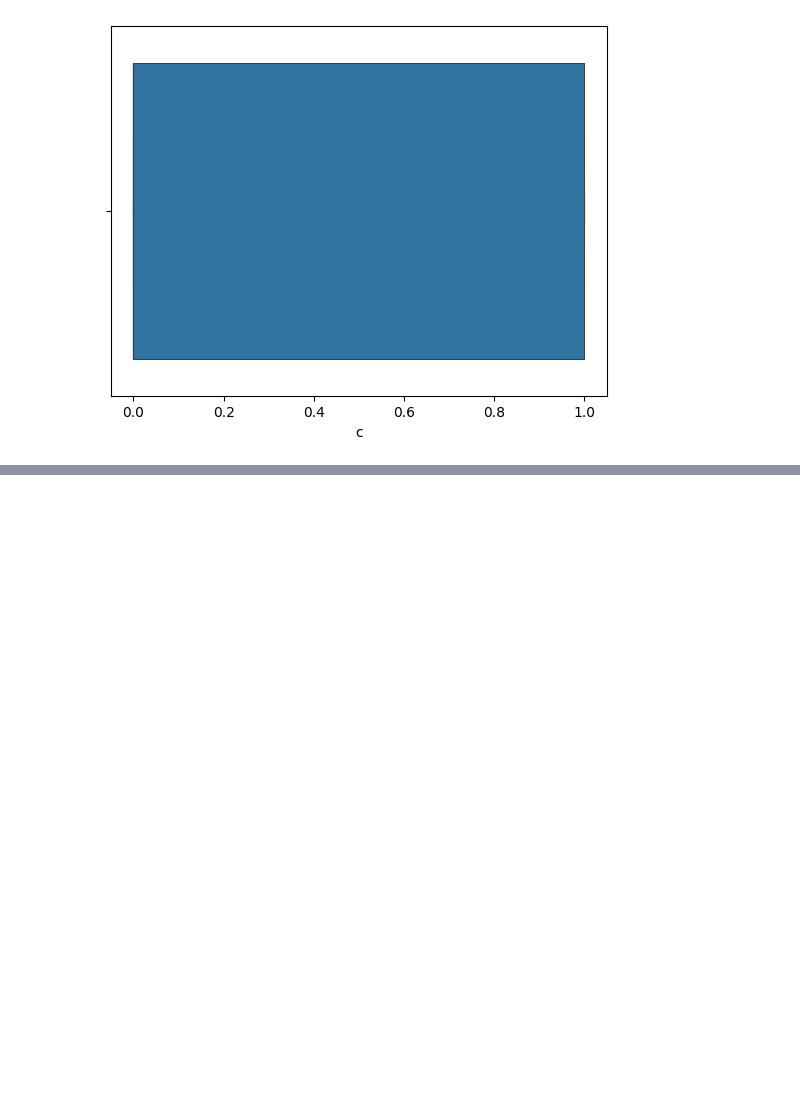
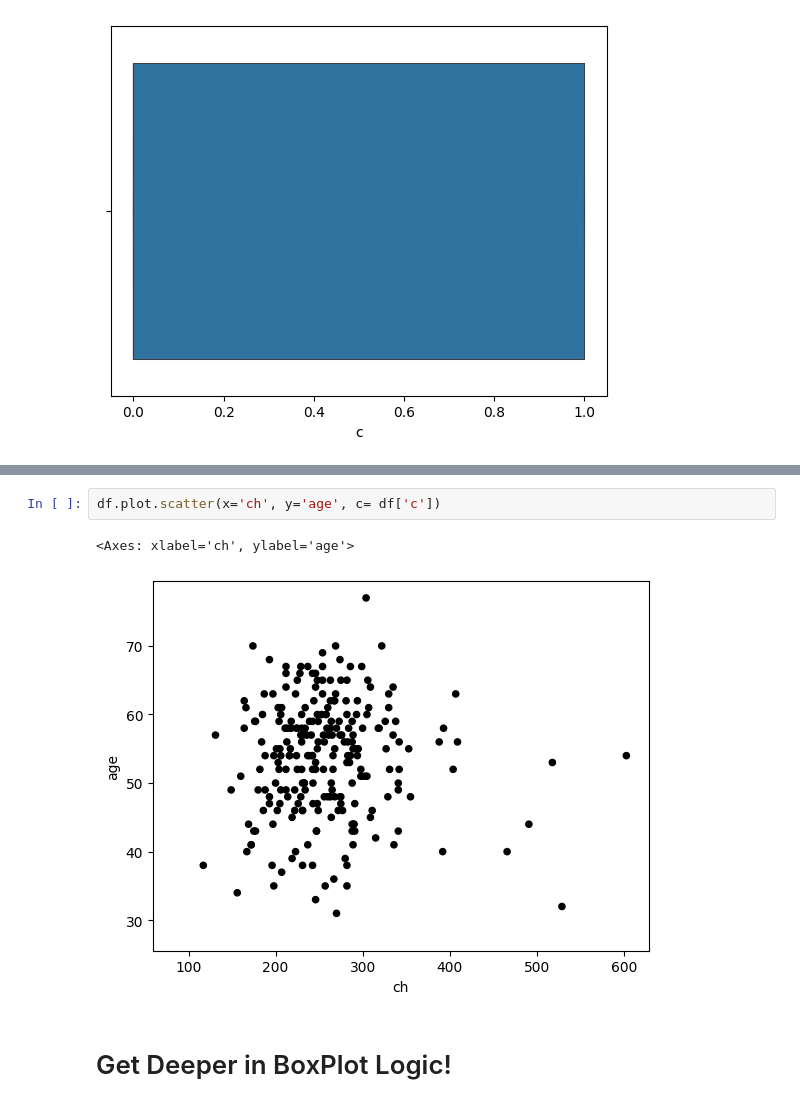
Before and after one commit to majidgolbaz/Heart-Failure-Prediction, a Jupyter notebook: Pre-Processing/preProccessing.ipynb, the cells around one changed output, grey strips where cells are left out. Cells and saved outputs as stored; diff of their text form; blank space fills up the shorter version.

```diff
--- a/Pre-Processing/preProccessing.ipynb
+++ b/Pre-Processing/preProccessing.ipynb
@@ -371,0 +439,7 @@ for i in data_features:
+# %%
+df.plot.scatter(x='ch', y='age', c= df['c'])
+# %% [output]
+<Axes: xlabel='ch', ylabel='age'>
+[figure, added]
+# %% [markdown]
+# Get Deeper in BoxPlot Logic!
```
Also changed, not shown: parts of 7 cells of this notebook.
